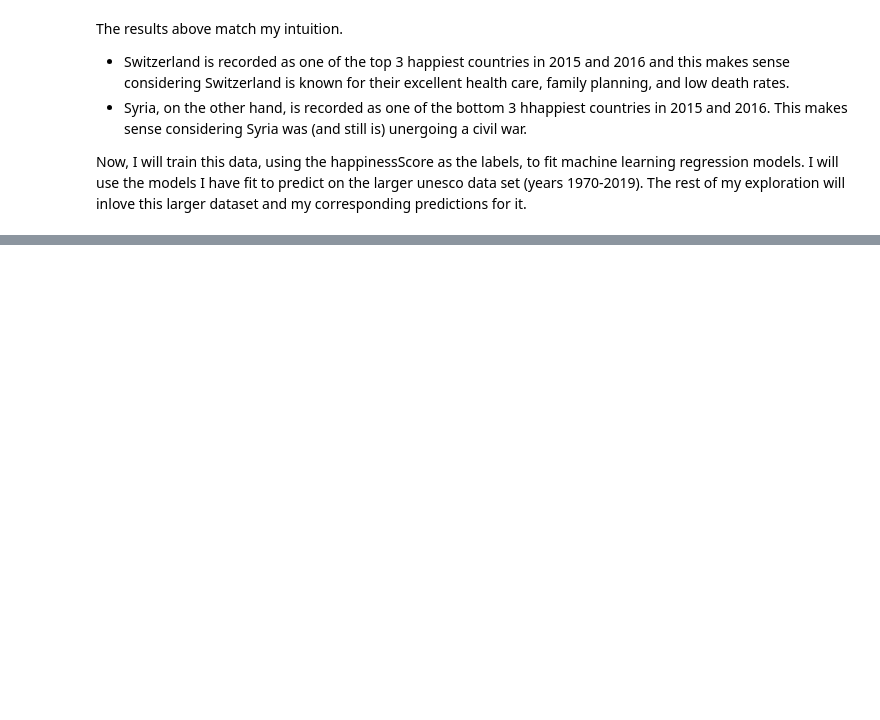
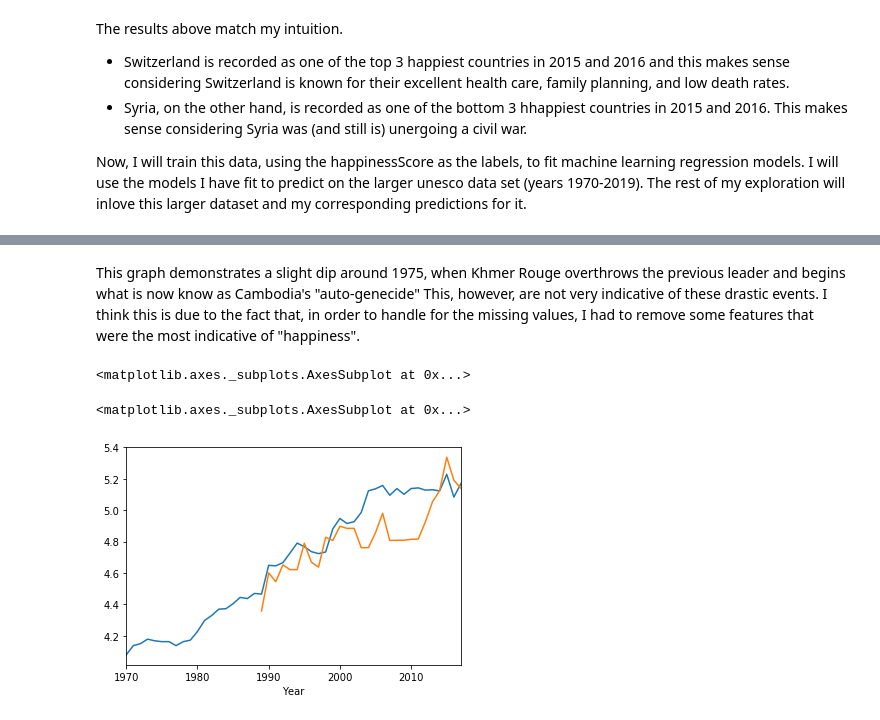
Before and after one commit to juliandavis7/301_proj, a Jupyter notebook: part2.ipynb, the cells around one changed output, grey strips where cells are left out. Saved outputs shown, nothing was run; the diff lists cells and outputs as text; code cells hidden in the pictures; blank space fills up the shorter version.

```diff
--- a/part2.ipynb
+++ b/part2.ipynb
@@ -73,0 +138,9 @@ Now, I will train this data, using the happinessScore as the labels, to fit mach
+# %% [markdown]
+This graph demonstrates a slight dip around 1975, when Khmer Rouge overthrows the previous leader and begins what is now know as Cambodia's "auto-genecide"  This, however, are not very indicative of these drastic events.  I think this is due to the fact that, in order to handle for the missing values, I had to remove some features that were the most indicative of "happiness".
+# %%
+plot_country_happiness2("Vietnam")
+plot_country_happiness("Vietnam")
+# %% [output]
+<matplotlib.axes._subplots.AxesSubplot at 0x...>
+<matplotlib.axes._subplots.AxesSubplot at 0x...>
+[figure, added]
```
Also changed, not shown: parts of 16 cells of this notebook, 1 other file.
